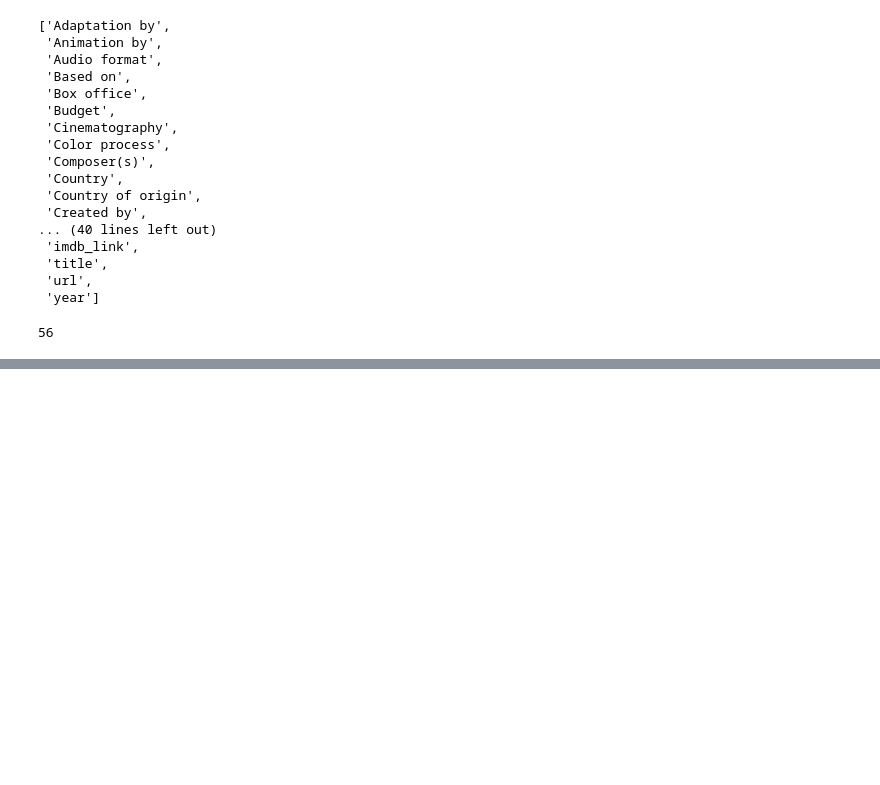
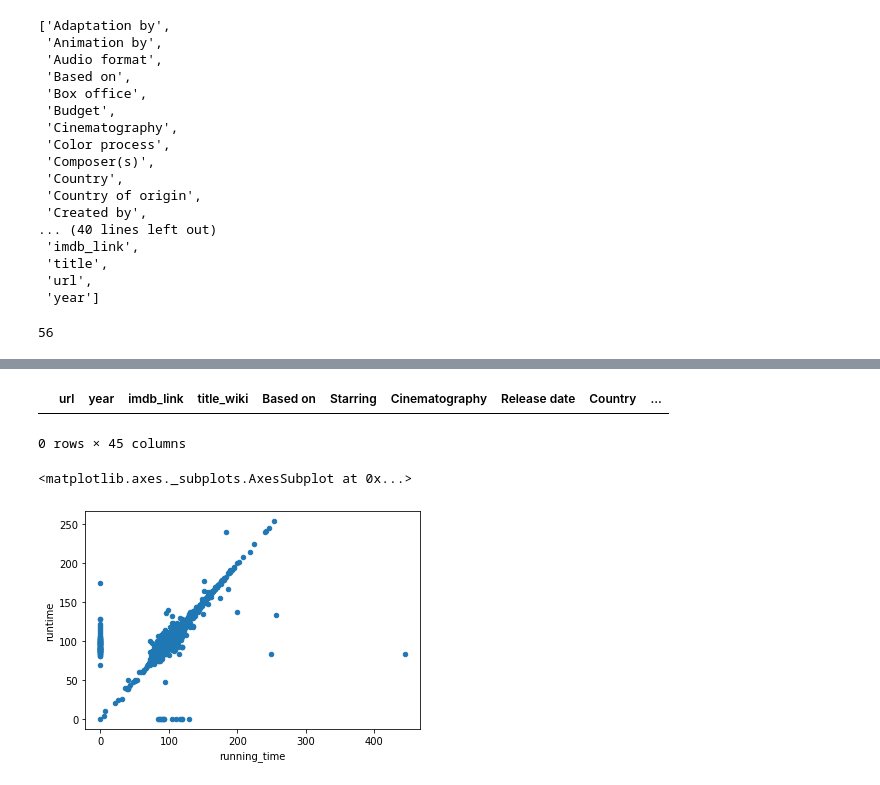
Before and after one commit to osamaali-sys/Movies-ETL, a Jupyter notebook: json read.ipynb, the cells around one changed output, grey strips where cells are left out. Drawn from its saved outputs; the diff is of its cells as text; code cells hidden in the pictures; blank space fills up the shorter version.

Commit message:
uploading updated files with scatter plots and defined database

```diff
--- a/json read.ipynb
+++ b/json read.ipynb
@@ -339,0 +1011,10 @@ len(wiki_movies_df.columns)
+# %%
+wiki_movies_df['running_time'] = running_time_extract.apply(lambda row: row[0]*60 + row[1] if row[2] == 0 else row[2], axis=1)
+# %%
+wiki_movies_df.drop('Running time', axis=1, inplace=True)
+# %%
+kaggle_metadata = pd.read_csv(f'{file_dir}movies_metadata.csv')
+ratings = pd.read_csv(f'{file_dir}ratings.csv')
+# %%
+#We’ll use the suffixes parameter to make it easier to identify which table each column came from.
+movies_df = pd.merge(wiki_movies_df, kaggle_metadata, on='imdb_id', suffixes=['_wiki','_kaggle'])
@@ -339,0 +1066,13 @@ len(wiki_movies_df.columns)
+# %%
+#Both options look pretty good, but the Kaggle data looks just a little bit more consistent.
+#Let’s confirm there aren’t any missing titles in the Kaggle data with the following code:
+
+movies_df[(movies_df['title_kaggle'] == '') | (movies_df['title_kaggle'].isnull())]
+# %% [output]
+|  | url | year | imdb_link | title_wiki | Based on | Starring | Cinematography | Release date | Country | ... |
+0 rows × 45 columns
+# %%
+movies_df.fillna(0).plot(x='running_time', y='runtime', kind='scatter')
+# %% [output]
+<matplotlib.axes._subplots.AxesSubplot at 0x...>
+[figure, added]
```
Also changed, not shown: parts of 87 cells of this notebook, 2 other files.
